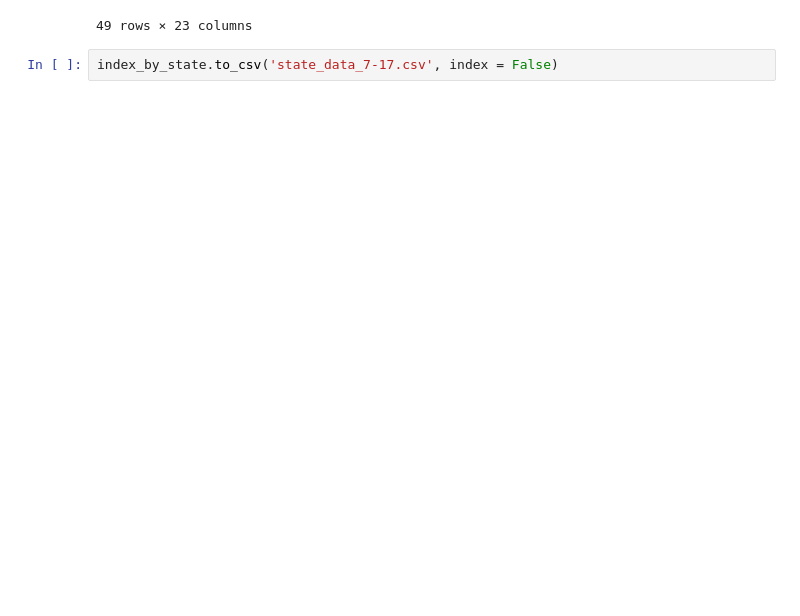
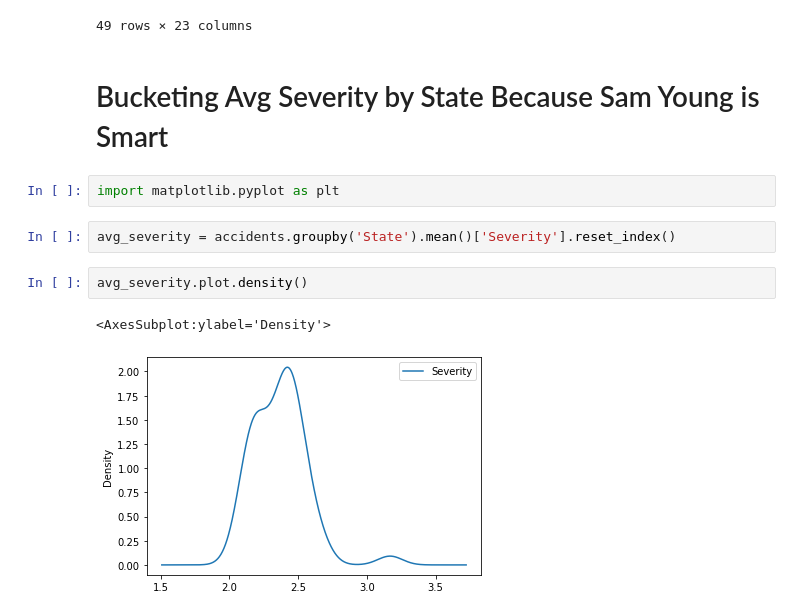
Before and after one commit to smyoung88/DA_G2_Final_Project, a Jupyter notebook: Vellios/StateGrouped_Dataset_Accidents-Cars-Pop-Land-Blue-Weed.ipynb, the cells around one changed output. Drawn from its saved outputs; the diff is of its cells as text; blank space fills up the shorter version.

Commit message:
Final Y Variable for Machine Learning: Column Severity_cat

```diff
--- a/Vellios/StateGrouped_Dataset_Accidents-Cars-Pop-Land-Blue-Weed.ipynb
+++ b/Vellios/StateGrouped_Dataset_Accidents-Cars-Pop-Land-Blue-Weed.ipynb
@@ -583,5 +583,14 @@ index_by_state
 | 47 | West Virginia | 1684356.716 | 3.373 | 1406578 | 1458582 | 2696798 | 101960 | ... |
 | 48 | Wyoming | 833317.453 | 1.327 | 451576 | 438474 | 832112 | 11104 | ... |
 49 rows × 23 columns
-# %%
-index_by_state.to_csv('state_data_7-17.csv', index = False)
+# %% [markdown]
+# Bucketing Avg Severity by State Because Sam Young is Smart
+# %%
+import matplotlib.pyplot as plt
+# %%
+avg_severity = accidents.groupby('State').mean()['Severity'].reset_index()
+# %%
+avg_severity.plot.density()
+# %% [output]
+<AxesSubplot:ylabel='Density'>
+[figure, added]
```
Also changed, not shown: parts of 6 cells of this notebook, 1 other file.
